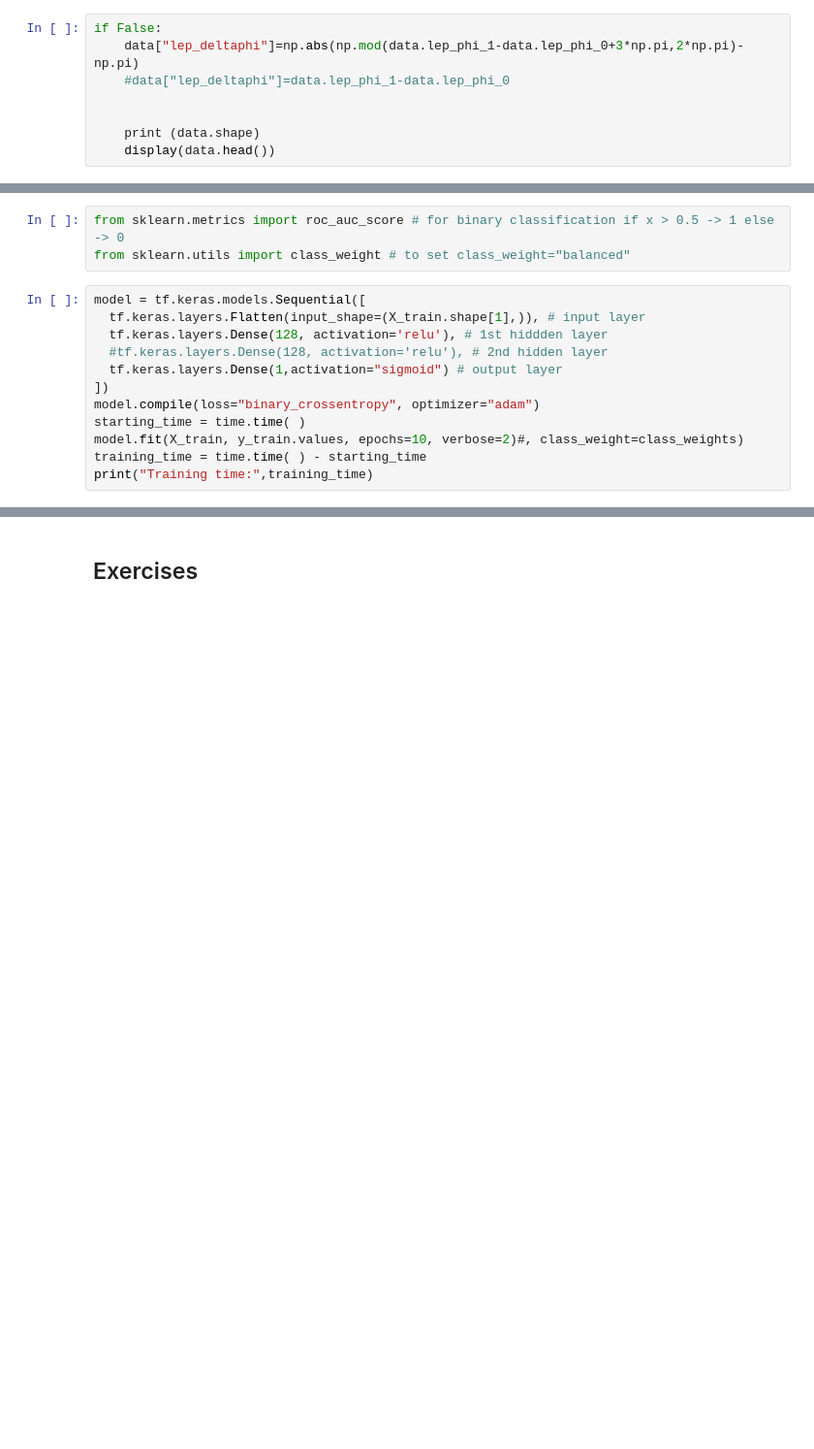
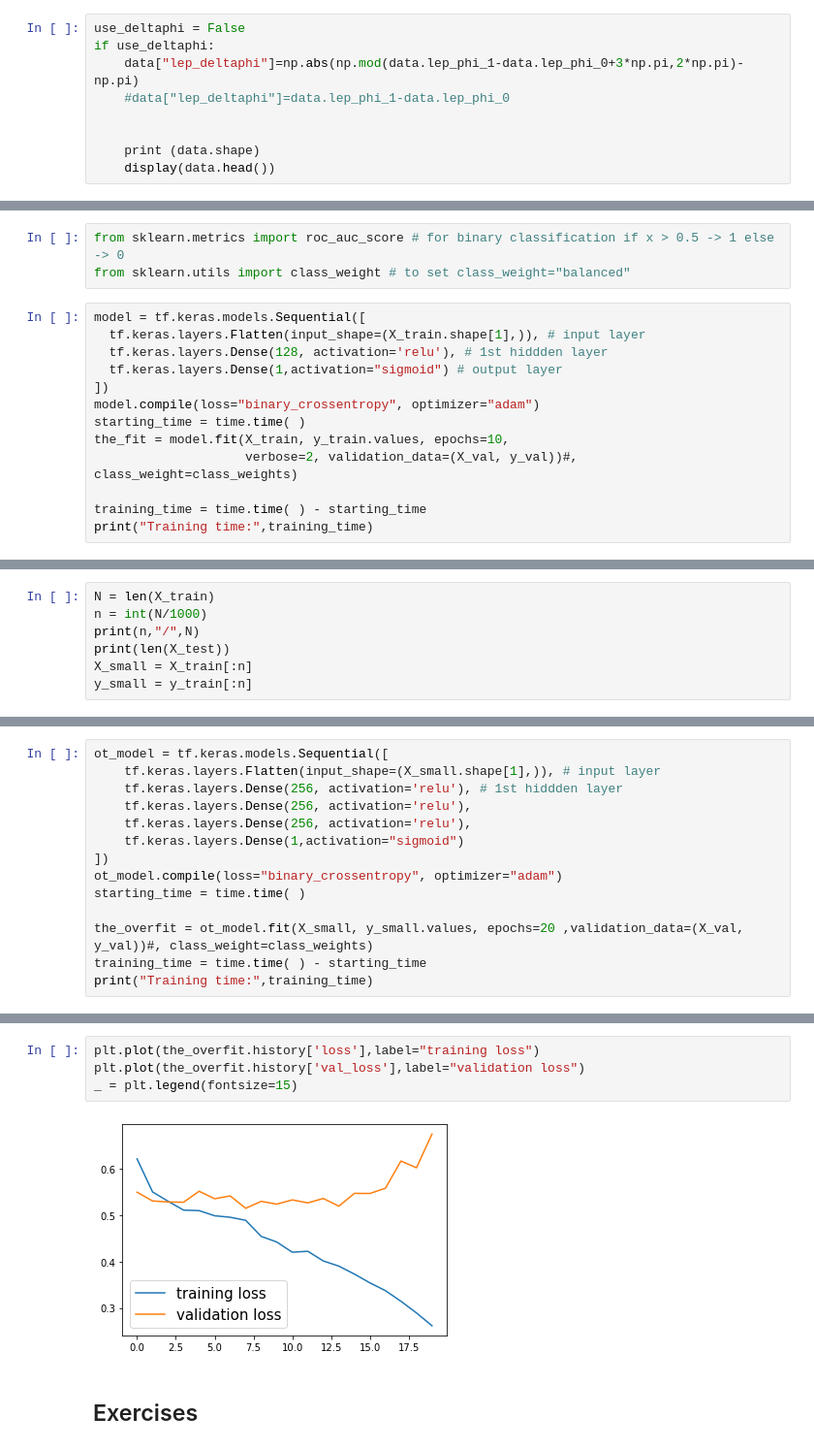
Before and after one commit to usatlas-ml-training/Intro-BDT-NN, a Jupyter notebook: HEPML_HandsOn_NN.ipynb, the cells around one changed output, grey strips where cells are left out. Shown at 97% size. Drawn from its saved outputs; the diff is of its cells as text; blank space fills up the shorter version.

```diff
--- a/HEPML_HandsOn_NN.ipynb
+++ b/HEPML_HandsOn_NN.ipynb
@@ -180,7 +180,8 @@ if (more_features):
 # %% [markdown]
 2. Engineer our own feature, $\Delta\varphi_l$
 # %%
-if False:
+use_deltaphi = False
+if use_deltaphi:
     data["lep_deltaphi"]=np.abs(np.mod(data.lep_phi_1-data.lep_phi_0+3*np.pi,2*np.pi)-np.pi)
     #data["lep_deltaphi"]=data.lep_phi_1-data.lep_phi_0
 
@@ -274,12 +286,13 @@ from sklearn.utils import class_weight # to set class_weight="balanced"
 model = tf.keras.models.Sequential([
   tf.keras.layers.Flatten(input_shape=(X_train.shape[1],)), # input layer
   tf.keras.layers.Dense(128, activation='relu'), # 1st hiddden layer
-  #tf.keras.layers.Dense(128, activation='relu'), # 2nd hidden layer
   tf.keras.layers.Dense(1,activation="sigmoid") # output layer
 ])
 model.compile(loss="binary_crossentropy", optimizer="adam")
 starting_time = time.time( )
-model.fit(X_train, y_train.values, epochs=10, verbose=2)#, class_weight=class_weights)
+the_fit = model.fit(X_train, y_train.values, epochs=10,
+                    verbose=2, validation_data=(X_val, y_val))#, class_weight=class_weights)
+
 training_time = time.time( ) - starting_time
 print("Training time:",training_time)
 # %% [output]
@@ -319,0 +339,7 @@ Z: 0.8203105522751688
+# %%
+N = len(X_train)
+n = int(N/1000)
+print(n,"/",N)
+print(len(X_test))
+X_small = X_train[:n]
+y_small = y_train[:n]
@@ -319,0 +349,14 @@ Z: 0.8203105522751688
+# %%
+ot_model = tf.keras.models.Sequential([
+    tf.keras.layers.Flatten(input_shape=(X_small.shape[1],)), # input layer
+    tf.keras.layers.Dense(256, activation='relu'), # 1st hiddden layer
+    tf.keras.layers.Dense(256, activation='relu'),
+    tf.keras.layers.Dense(256, activation='relu'),
+    tf.keras.layers.Dense(1,activation="sigmoid")
+])
+ot_model.compile(loss="binary_crossentropy", optimizer="adam")
+starting_time = time.time( )
+
+the_overfit = ot_model.fit(X_small, y_small.values, epochs=20 ,validation_data=(X_val, y_val))#, class_weight=class_weights)
+training_time = time.time( ) - starting_time
+print("Training time:",training_time)
@@ -320,3 +381,9 @@ Z: 0.8203105522751688
+# %%
+plt.plot(the_overfit.history['loss'],label="training loss")
+plt.plot(the_overfit.history['val_loss'],label="validation loss")
+_ = plt.legend(fontsize=15)
+# %% [output]
+[figure, added]
 # %% [markdown]
 ## Exercises
 # %% [markdown]
```
Also changed, not shown: parts of 13 cells of this notebook, 1 other file.
